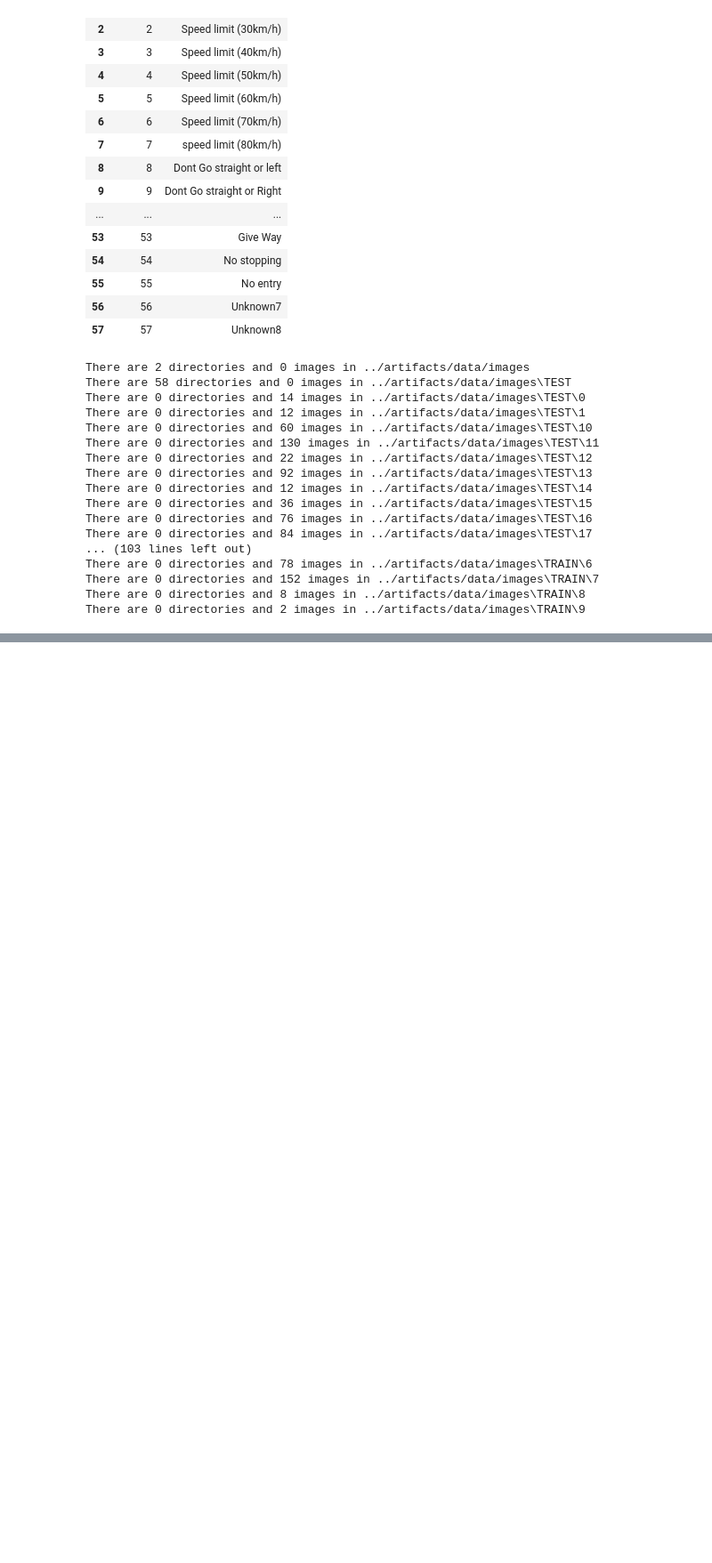
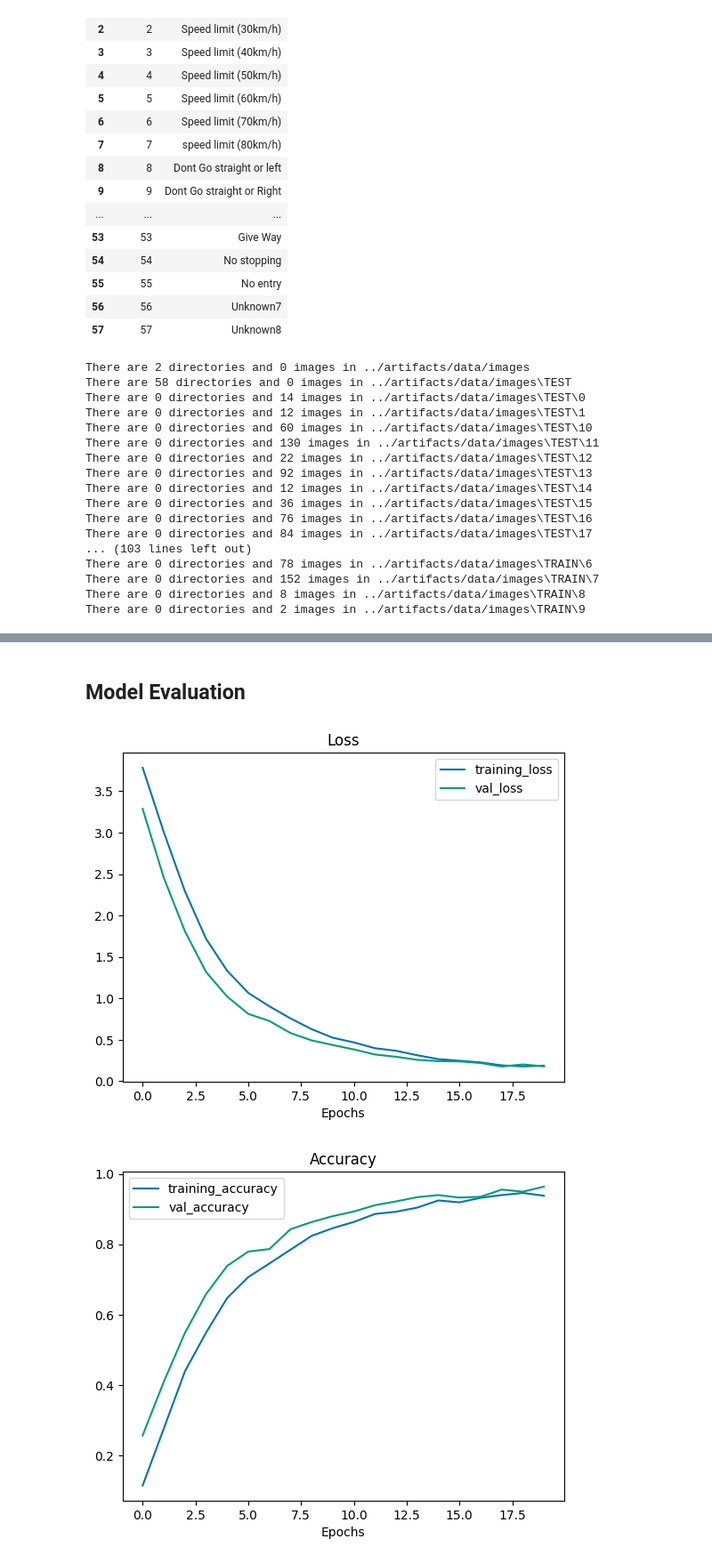
Before and after one commit to sumanth-jag1995/traffic-sign-classification-tf, a Jupyter notebook: notebook/traffic_sign_classifcation.ipynb, the cells around one changed output, grey strips where cells are left out. Shown: that part at 89% size. Cells and saved outputs as stored; diff of their text form; code cells hidden in the pictures; blank space fills up the shorter version.

```diff
--- a/notebook/traffic_sign_classifcation.ipynb
+++ b/notebook/traffic_sign_classifcation.ipynb
@@ -140,0 +159,5 @@ resnet_model.compile(loss="categorical_crossentropy",
+# %%
+# update the train, val and test data with normalized gray images
+X_train = X_train_normalized_gry
+X_validation = X_validation_normalized_gry
+X_test = X_test_normalized_gry
@@ -141 +166,25 @@ resnet_model.compile(loss="categorical_crossentropy",
+# %%
+import tensorflow as tf
+from tensorflow.keras import datasets, layers, models
+
+model = models.Sequential()
+# Conv 32x32x1 => 28x28x6.
+model.add(layers.Conv2D(filters = 6, kernel_size = (5, 5), strides=(1, 1), padding='valid',
+                        activation='relu', data_format = 'channels_last', input_shape = (32, 32, 1)))
+# Maxpool 28x28x6 => 14x14x6
+model.add(layers.MaxPooling2D((2, 2)))
+# Conv 14x14x6 => 10x10x16
+model.add(layers.Conv2D(16, (5, 5), activation='relu'))
+# Maxpool 10x10x16 => 5x5x16
+model.add(layers.MaxPooling2D((2, 2)))
+# Flatten 5x5x16 => 400
+model.add(layers.Flatten())
+# Fully connected 400 => 120
+model.add(layers.Dense(120, activation='relu'))
+# Fully connected 120 => 84
+model.add(layers.Dense(84, activation='relu'))
+# Dropout
+model.add(layers.Dropout(0.2))
+# Fully connected, output layer 84 => 43
+model.add(layers.Dense(len(classes), activation='softmax'))
 # %%
@@ -156,0 +210,9 @@ resnet_results
+# %%
+# specify optimizer, loss function and metric
+model.compile(optimizer='adam',
+              loss='sparse_categorical_crossentropy',
+              metrics=['accuracy'])
+
+# training batch_size=128, epochs=10
+history = model.fit(X_train, y_train, batch_size=128, epochs=20,
+                    validation_data=(X_validation, y_validation))
@@ -157,3 +237,5 @@ resnet_results
+# %% [markdown]
+## Model Evaluation
 # %%
 # Let's create a function to plot our loss curves
 # Note: You could put this function into a script called "helper.py" and import it when you need it....
@@ -189,4 +271,7 @@ def plot_loss_curves(history):
     plt.xlabel("Epochs")
     plt.legend()
 # %%
-plot_loss_curves(resnet_history)
+plot_loss_curves(history)
+# %% [output]
+[figure, added]
+[figure, added]
```
Also changed, not shown: parts of 34 cells of this notebook, 9 other files.
